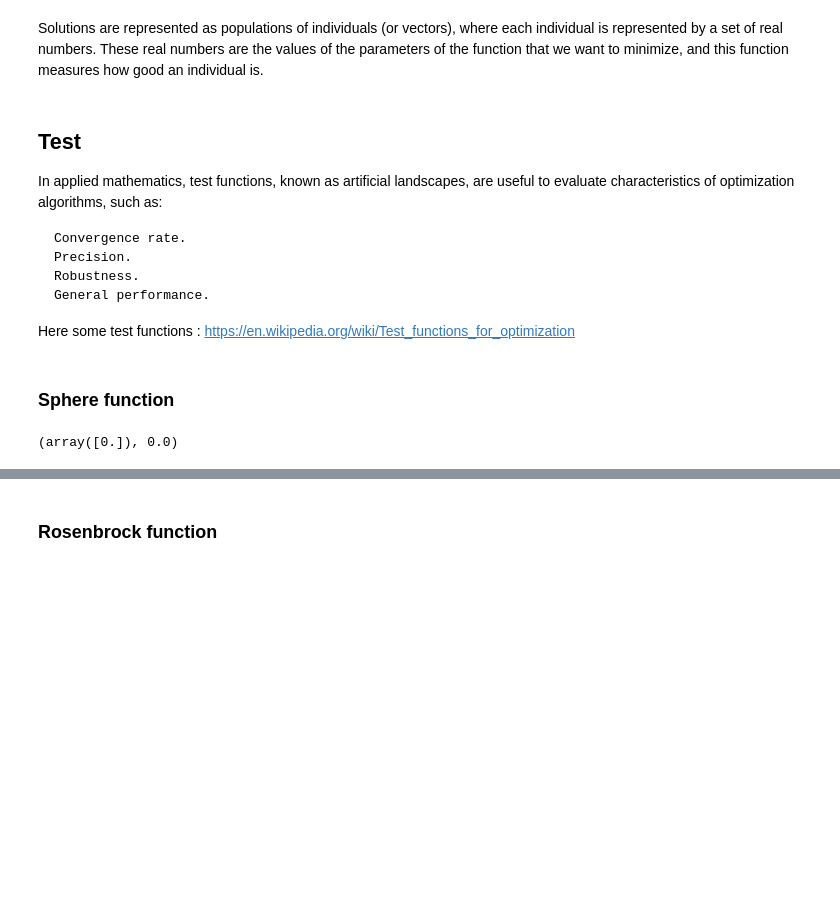
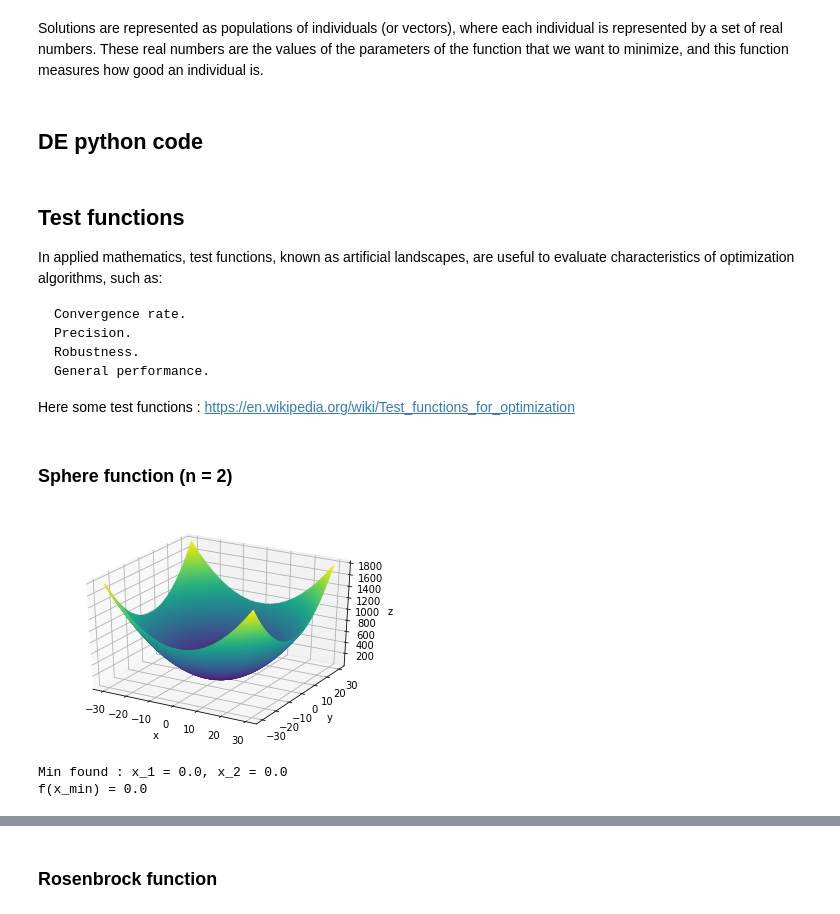
Before and after one commit to griezu/Differential_Evolution, a Jupyter notebook: Differential_Evolution.ipynb, the cells around one changed output, grey strips where cells are left out. Saved outputs shown, nothing was run; the diff lists cells and outputs as text; code cells hidden in the pictures; blank space fills up the shorter version.

```diff
--- a/Differential_Evolution.ipynb
+++ b/Differential_Evolution.ipynb
@@ -84,3 +86,5 @@ from scipy.optimize import rosen, differential_evolution
+# %% [markdown]
+## <a id="code"></a> DE python code
 # %%
 def de(fobj, bounds, mut=0.8, crossp=0.7, popsize=20, its=1000):
 
@@ -135,7 +139,7 @@ def de(fobj, bounds, mut=0.8, crossp=0.7, popsize=20, its=1000):
 #       and after many iterations, the whole population will eventually converge towards the solution
         yield best, fitness[best_idx]
 # %% [markdown]
-## <a id="test"></a> Test
+## <a id="test"></a> Test functions
 
 In applied mathematics, test functions, known as artificial landscapes, are useful to evaluate characteristics of optimization algorithms, such as:
 
@@ -146,17 +150,38 @@ In applied mathematics, test functions, known as artificial landscapes, are usef
 
 Here some test functions : https://en.wikipedia.org/wiki/Test_functions_for_optimization
 # %% [markdown]
-### <a id="sf"></a> Sphere function
+### <a id="sf"></a> Sphere function (n = 2)
-# %%
-# fobj = lambda x: sum(x**2)/len(x)
-
-it = list(de(fobj, bounds=[(-100, 100)]))
-print(it[-1])
-# %% [output]
-(array([0.]), 0.0)
+# %%
+def f(x, y):
+    return np.array((x ** 2 + y ** 2))
+
+x = np.linspace(-30, 30, 20)
+y = np.linspace(-30, 30, 20)
+
+
+X, Y = np.meshgrid(x, y)
+Z = f(X, Y)
+
+fig = plt.figure()
+ax = plt.axes(projection='3d')
+ax.contour3D(X, Y, Z, 200)
+ax.set_xlabel('x')
+ax.set_ylabel('y')
+ax.set_zlabel('z');
+# %% [output]
+[figure, added]
 # %%
 def fobj(x):
     value = 0
     for i in range(len(x)):
         value += x[i]**2
     return value / len(x)
+
+bounds=[(-30, 20), (-30, 30)]
+sphere = list(de(fobj, bounds,popsize=20))
+
+print("Min found : x_1 = {}, x_2 = {}".format(sphere[-1][0][0],sphere[-1][0][1]))
+print("f(x_min) = {}".format(sphere[-1][1]))
+# %% [output]
+Min found : x_1 = 0.0, x_2 = 0.0
+f(x_min) = 0.0
```
Also changed, not shown: parts of 31 cells of this notebook.
